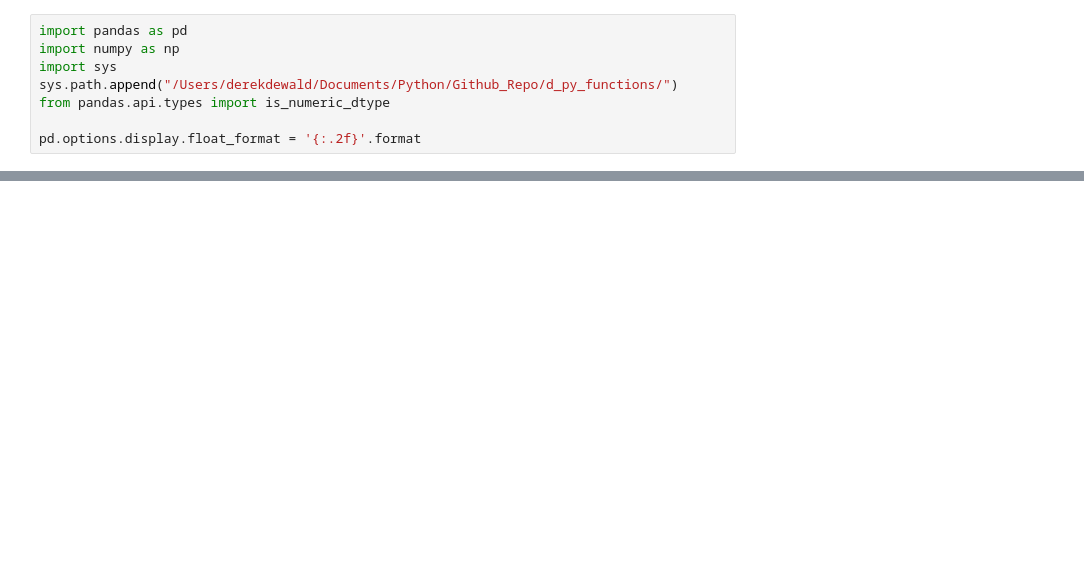
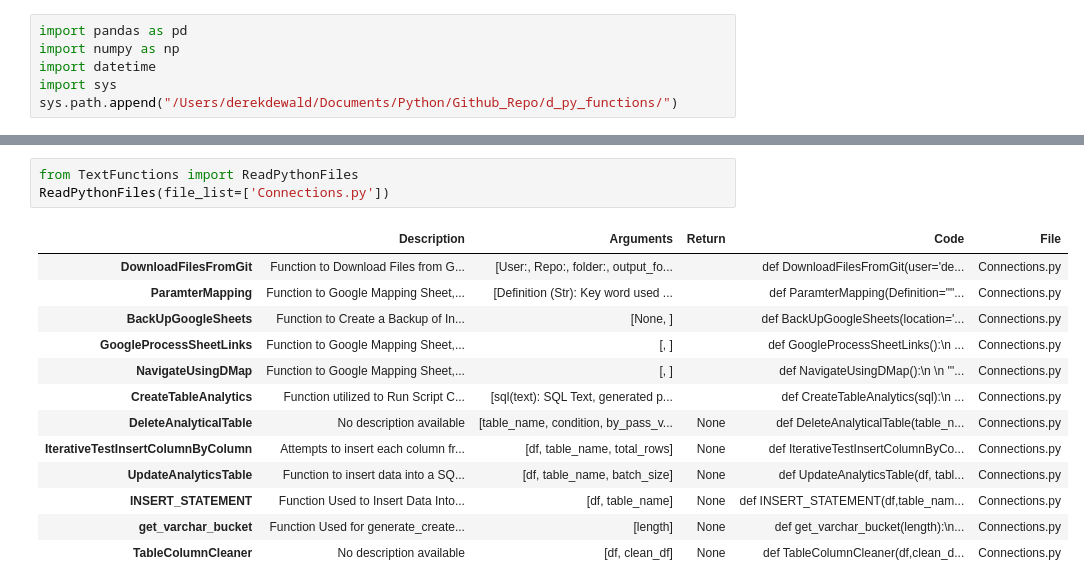
Before and after one commit to derek-dewald/Python_Tools, a Jupyter notebook: JupyterNotebooks/Develop Review Function.ipynb, the cells around one changed output, grey strips where cells are left out. Saved outputs shown, nothing was run; the diff lists cells and outputs as text; blank space fills up the shorter version.

```diff
--- a/JupyterNotebooks/Develop Review Function.ipynb
+++ b/JupyterNotebooks/Develop Review Function.ipynb
@@ -106,8 +1,6 @@ def ColumnStatisticalReview(df,
 # %%
 import pandas as pd
 import numpy as np
+import datetime
 import sys
 sys.path.append("/Users/derekdewald/Documents/Python/Github_Repo/d_py_functions/")
-from pandas.api.types import is_numeric_dtype
-
-pd.options.display.float_format = '{:.2f}'.format
@@ -346,0 +56,17 @@ one_sample_statistical_test(v['MEAN'].tolist())
+# %%
+from TextFunctions import ReadPythonFiles
+ReadPythonFiles(file_list=['Connections.py'])
+# %% [output]
+|  | Description | Arguments | Return | Code | File |
+| DownloadFilesFromGit | Function to Download Files from G... | [User:, Repo:, folder:, output_fo... |  | def DownloadFilesFromGit(user='de... | Connections.py |
+| ParamterMapping | Function to Google Mapping Sheet,... | [Definition (Str): Key word used ... |  | def ParamterMapping(Definition=""... | Connections.py |
+| BackUpGoogleSheets | Function to Create a Backup of In... | [None, ] |  | def BackUpGoogleSheets(location='... | Connections.py |
+| GoogleProcessSheetLinks | Function to Google Mapping Sheet,... | [, ] |  | def GoogleProcessSheetLinks():\n ... | Connections.py |
+| NavigateUsingDMap | Function to Google Mapping Sheet,... | [, ] |  | def NavigateUsingDMap():\n \n '''... | Connections.py |
+| CreateTableAnalytics | Function utilized to Run Script C... | [sql(text): SQL Text, generated p... |  | def CreateTableAnalytics(sql):\n ... | Connections.py |
+| DeleteAnalyticalTable | No description available | [table_name, condition, by_pass_v... | None | def DeleteAnalyticalTable(table_n... | Connections.py |
+| IterativeTestInsertColumnByColumn | Attempts to insert each column fr... | [df, table_name, total_rows] | None | def IterativeTestInsertColumnByCo... | Connections.py |
+| UpdateAnalyticsTable | Function to insert data into a SQ... | [df, table_name, batch_size] | None | def UpdateAnalyticsTable(df, tabl... | Connections.py |
+| INSERT_STATEMENT | Function Used to Insert Data Into... | [df, table_name] | None | def INSERT_STATEMENT(df,table_nam... | Connections.py |
+| get_varchar_bucket | Function Used for generate_create... | [length] | None | def get_varchar_bucket(length):\n... | Connections.py |
+| TableColumnCleaner | No description available | [df, clean_df] | None | def TableColumnCleaner(df,clean_d... | Connections.py |
```
Also changed, not shown: parts of 18 cells of this notebook, 55 other files.
